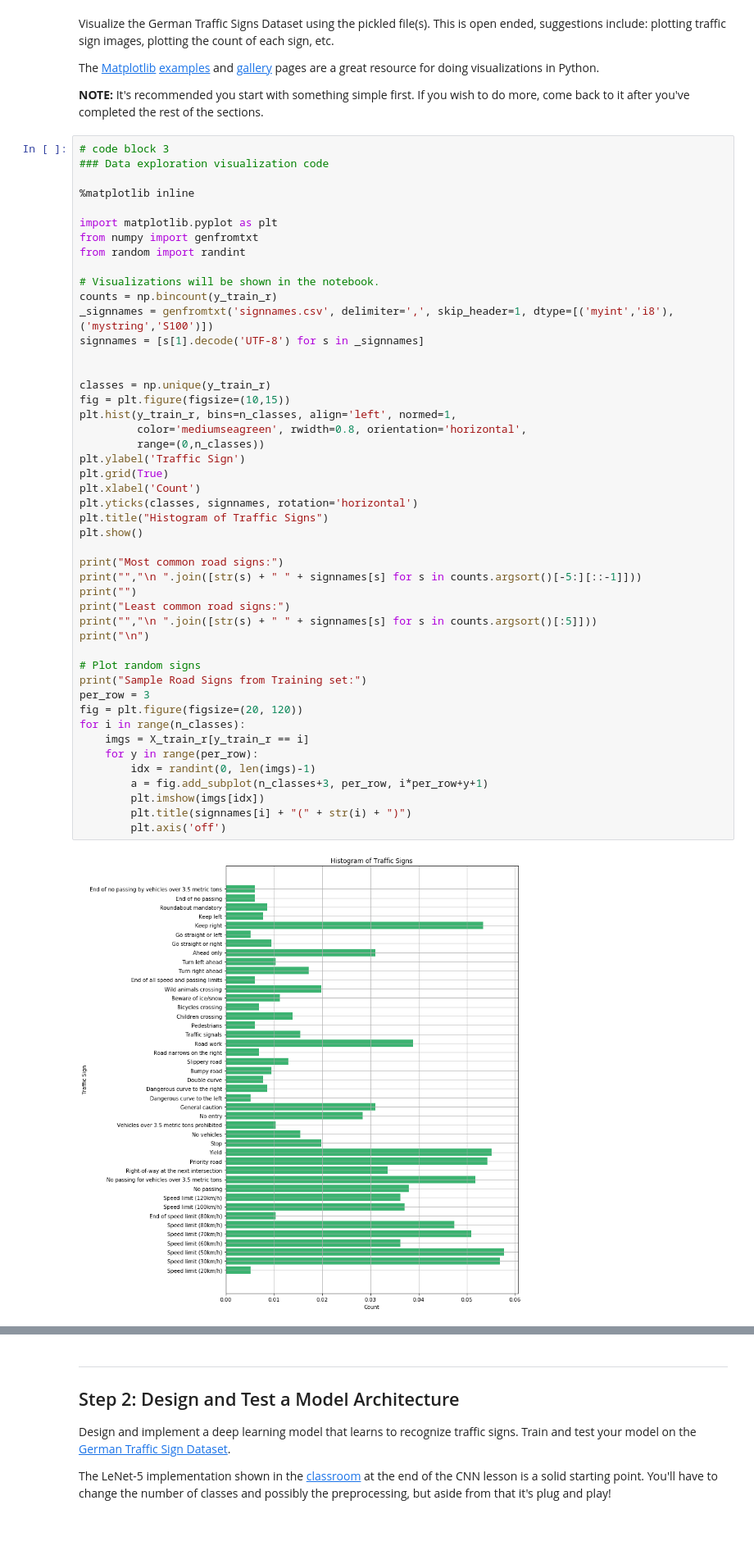
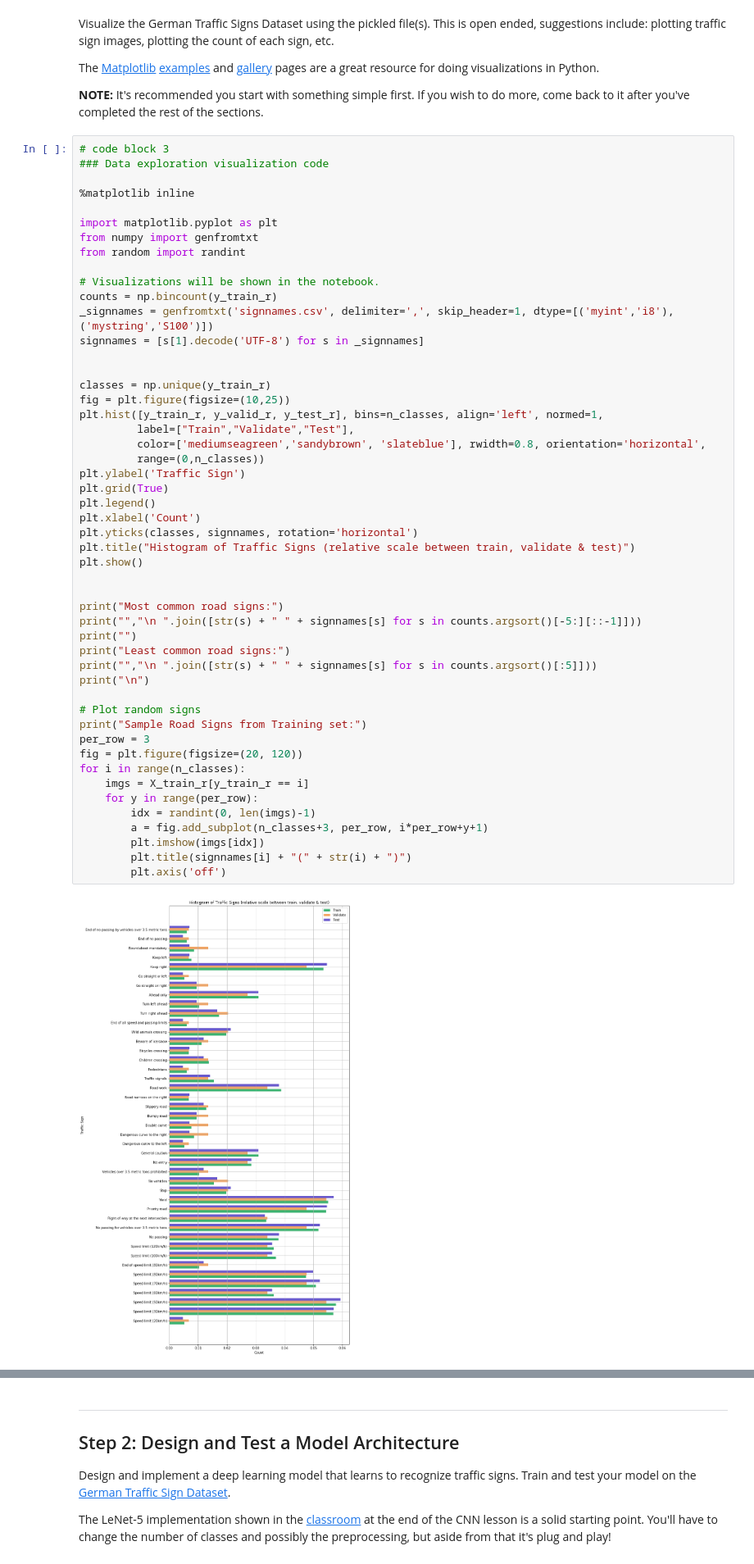
Before and after one commit to barney-s/CarND-Traffic-Sign-Classifier-Project, a Jupyter notebook: Traffic_Sign_Classifier.ipynb, the cells around one changed output, grey strips where cells are left out. Shown at 82% size. Cells and saved outputs as stored; diff of their text form; blank space fills up the shorter version.

Commit message:
- add tensorboard visualization for lenet - modify data summary pic - use CLAHE in preprocessing - web image prediction notes updated to address review gaps

```diff
--- a/Traffic_Sign_Classifier.ipynb
+++ b/Traffic_Sign_Classifier.ipynb
@@ -92,38 +92,41 @@ signnames = [s[1].decode('UTF-8') for s in _signnames]
 
 
 classes = np.unique(y_train_r)
-fig = plt.figure(figsize=(10,15))
-plt.hist(y_train_r, bins=n_classes, align='left', normed=1,
-         color='mediumseagreen', rwidth=0.8, orientation='horizontal',
+fig = plt.figure(figsize=(10,25))
+plt.hist([y_train_r, y_valid_r, y_test_r], bins=n_classes, align='left', normed=1,
+         label=["Train","Validate","Test"],
+         color=['mediumseagreen','sandybrown', 'slateblue'], rwidth=0.8, orientation='horizontal',
          range=(0,n_classes))
 plt.ylabel('Traffic Sign')
 plt.grid(True)
+plt.legend()
 plt.xlabel('Count')
 plt.yticks(classes, signnames, rotation='horizontal')
-plt.title("Histogram of Traffic Signs")
+plt.title("Histogram of Traffic Signs (relative scale between train, validate & test)")
 plt.show()
+
 
 print("Most common road signs:")
 print("","\n ".join([str(s) + " " + signnames[s] for s in counts.argsort()[-5:][::-1]]))
 print("")
 print("Least common road signs:")
 print("","\n ".join([str(s) + " " + signnames[s] for s in counts.argsort()[:5]]))
 print("\n")
 
 # Plot random signs
 print("Sample Road Signs from Training set:")
 per_row = 3
 fig = plt.figure(figsize=(20, 120))
 for i in range(n_classes):
     imgs = X_train_r[y_train_r == i]
     for y in range(per_row):
         idx = randint(0, len(imgs)-1)
         a = fig.add_subplot(n_classes+3, per_row, i*per_row+y+1)
         plt.imshow(imgs[idx])
         plt.title(signnames[i] + "(" + str(i) + ")")
         plt.axis('off')
 # %% [output]
-[figure, old version]
+[figure, new version]
 Most common road signs:
  2 Speed limit (50km/h)
  1 Speed limit (30km/h)
```
Also changed, not shown: parts of 12 cells of this notebook, 5 other files.
